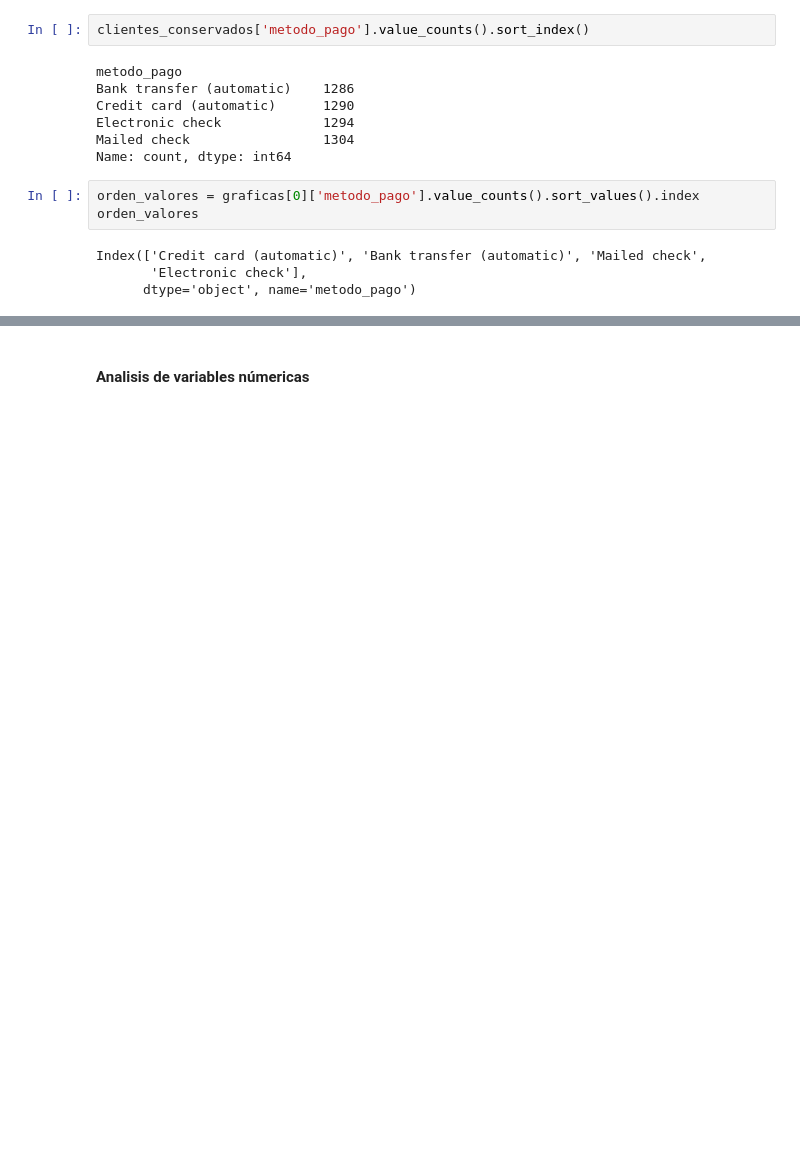
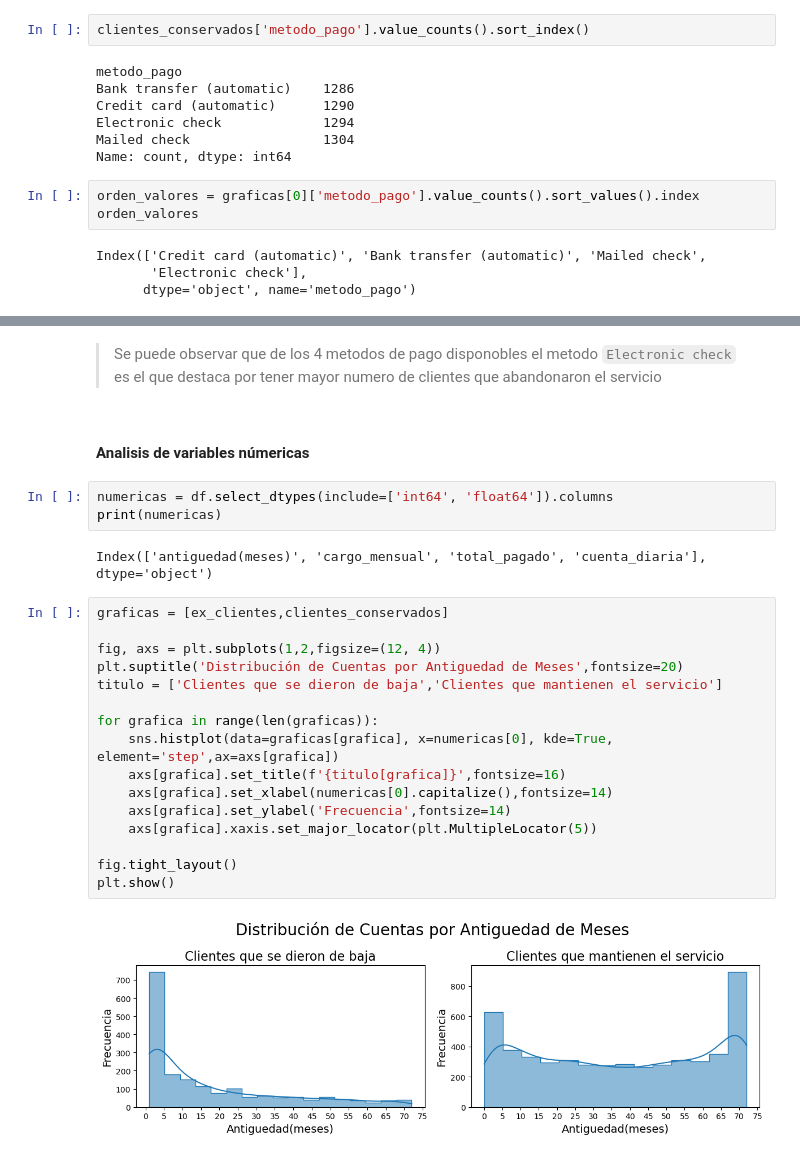
Before and after one commit to Fersh5/TelecomX, a Jupyter notebook: analisis_evasion_cliente.ipynb, the cells around one changed output, grey strips where cells are left out. Saved outputs shown, nothing was run; the diff lists cells and outputs as text; blank space fills up the shorter version.

```diff
--- a/analisis_evasion_cliente.ipynb
+++ b/analisis_evasion_cliente.ipynb
@@ -501,5 +501,30 @@ fig.tight_layout()
 plt.show()
 # %% [output]
 [figure]
+# %% [markdown]
+>Se puede observar que de los 4 metodos de pago disponobles el metodo ``Electronic check`` es el que destaca por tener mayor numero de clientes que abandonaron el servicio
 # %% [markdown]
 #### **Analisis de variables númericas**
+# %%
+numericas = df.select_dtypes(include=['int64', 'float64']).columns
+print(numericas)
+# %% [output]
+Index(['antiguedad(meses)', 'cargo_mensual', 'total_pagado', 'cuenta_diaria'], dtype='object')
+# %%
+graficas = [ex_clientes,clientes_conservados]
+
+fig, axs = plt.subplots(1,2,figsize=(12, 4))
+plt.suptitle('Distribución de Cuentas por Antiguedad de Meses',fontsize=20)
+titulo = ['Clientes que se dieron de baja','Clientes que mantienen el servicio']
+
+for grafica in range(len(graficas)):
+    sns.histplot(data=graficas[grafica], x=numericas[0], kde=True, element='step',ax=axs[grafica])
+    axs[grafica].set_title(f'{titulo[grafica]}',fontsize=16)
+    axs[grafica].set_xlabel(numericas[0].capitalize(),fontsize=14)
+    axs[grafica].set_ylabel('Frecuencia',fontsize=14)
+    axs[grafica].xaxis.set_major_locator(plt.MultipleLocator(5))
+
+fig.tight_layout()
+plt.show()
+# %% [output]
+[figure, added]
```
Also changed, not shown: parts of 39 cells of this notebook.
